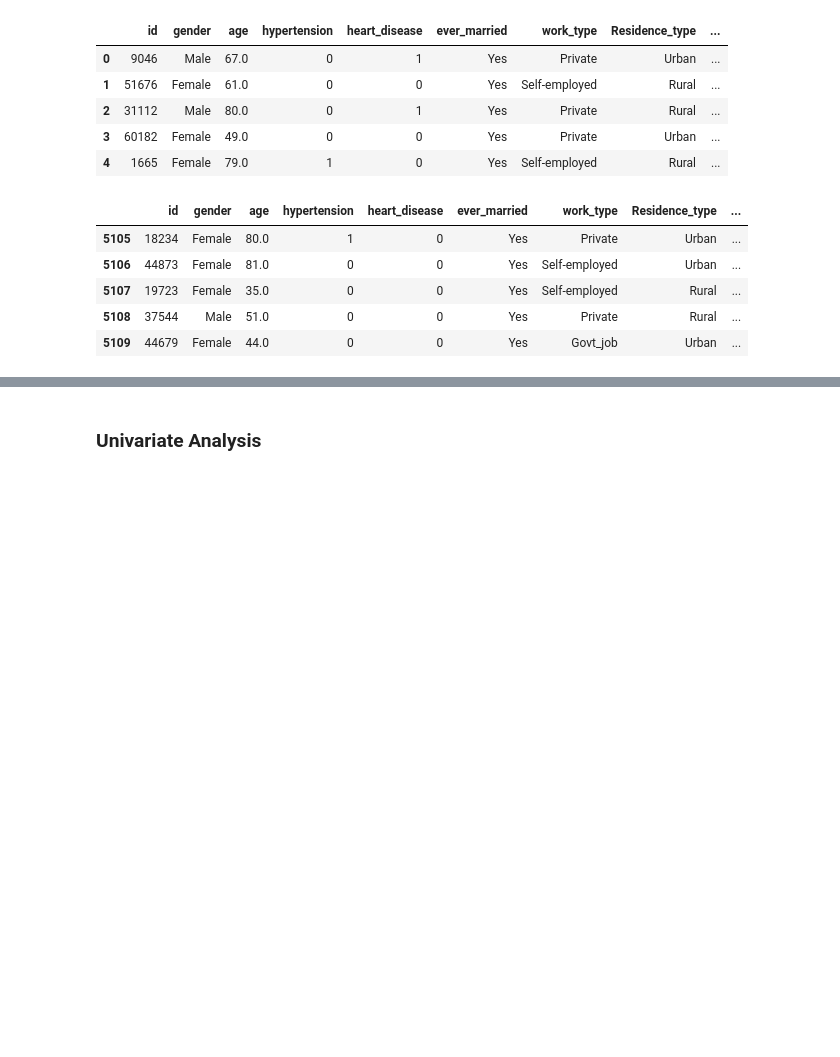
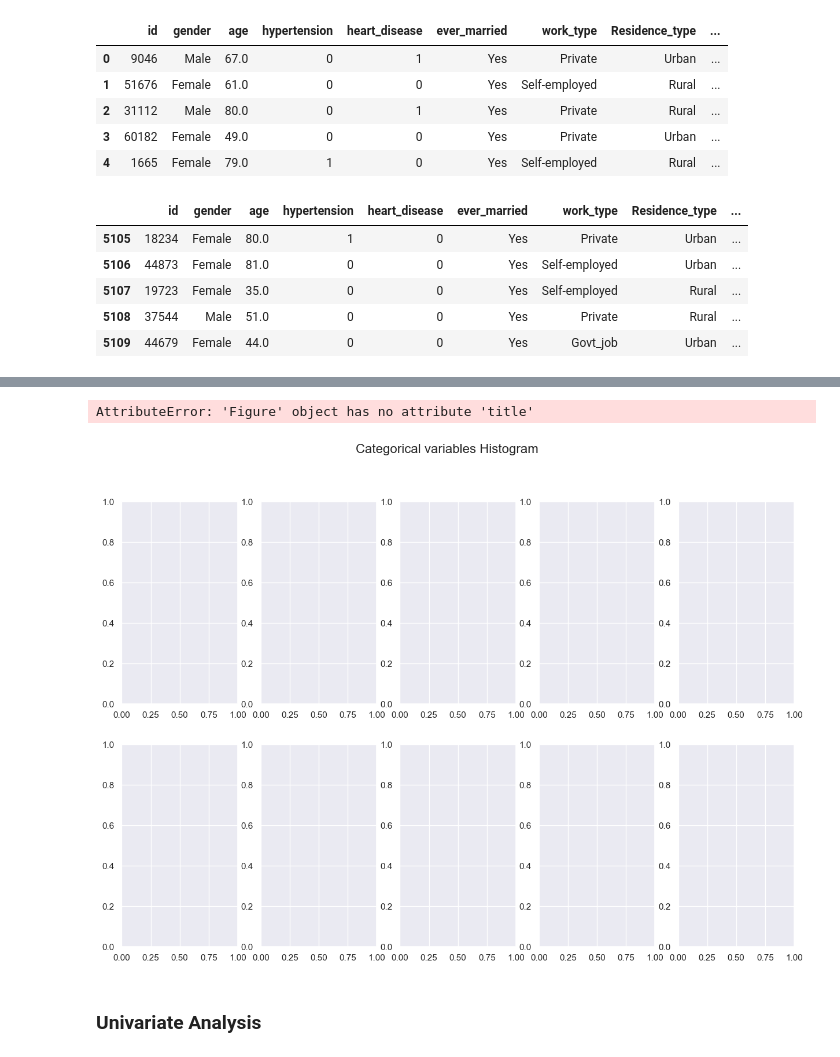
Before and after one commit to Gtalen/PFDA, a Jupyter notebook: pfda_project/stroke_prediction.ipynb, the cells around one changed output, grey strips where cells are left out. Saved outputs shown, nothing was run; the diff lists cells and outputs as text; code cells hidden in the pictures; blank space fills up the shorter version.

```diff
--- a/pfda_project/stroke_prediction.ipynb
+++ b/pfda_project/stroke_prediction.ipynb
@@ -434,3 +518,35 @@ memory usage: 599.0+ KB
+# %%
+# Create a histogram for the categorical variables
+# Create Subplots
+fig, axs = plt.subplots(2, 5, figsize=(15, 10))
+
+# Add a title
+fig.suptitle('Categorical variables Histogram', fontsize=16)
+
+fig.title('Categorical variables Histogram', fontsize=16)
+# Plot the histogram
+sns.countplot(data=merged_data, x='gender', color='skyblue', ax=axs[0, 0])
+sns.countplot(data=merged_data, x='work_type', color='olive', ax=axs[0, 1])
+sns.countplot(data=merged_data, x='ever_married', color='gold', ax=axs[0, 2])
+sns.countplot(data=merged_data, x="Residence_type", color='teal', ax=axs[0, 3])
+sns.countplot(data=merged_data, x="smoking_status", color='brown', ax=axs[0, 4])
+
+
+# Plot the histogram
+fig.title('Categorical variables by stroke status', fontsize=16)
+sns.countplot(data=merged_data, x='gender', hue='stroke', ax=axs[1, 0])
+sns.countplot(data=merged_data, x='work_type', hue='stroke', ax=axs[1, 1])
+sns.countplot(data=merged_data, x='ever_married', hue='stroke', ax=axs[1, 2])
+sns.countplot(data=merged_data, x="Residence_type", hue='stroke', ax=axs[1, 3])
+sns.countplot(data=merged_data, x="smoking_status", hue='stroke', ax=axs[1, 4])
+
+#plt.xticks(rotation=45)
+# Adjust Layout
+plt.tight_layout()
+plt.show()
+# %% [output]
+AttributeError: 'Figure' object has no attribute 'title'
+[figure, added]
 # %% [markdown]
 ### Univariate Analysis
 # %%
```
Also changed, not shown: parts of 14 cells of this notebook.
